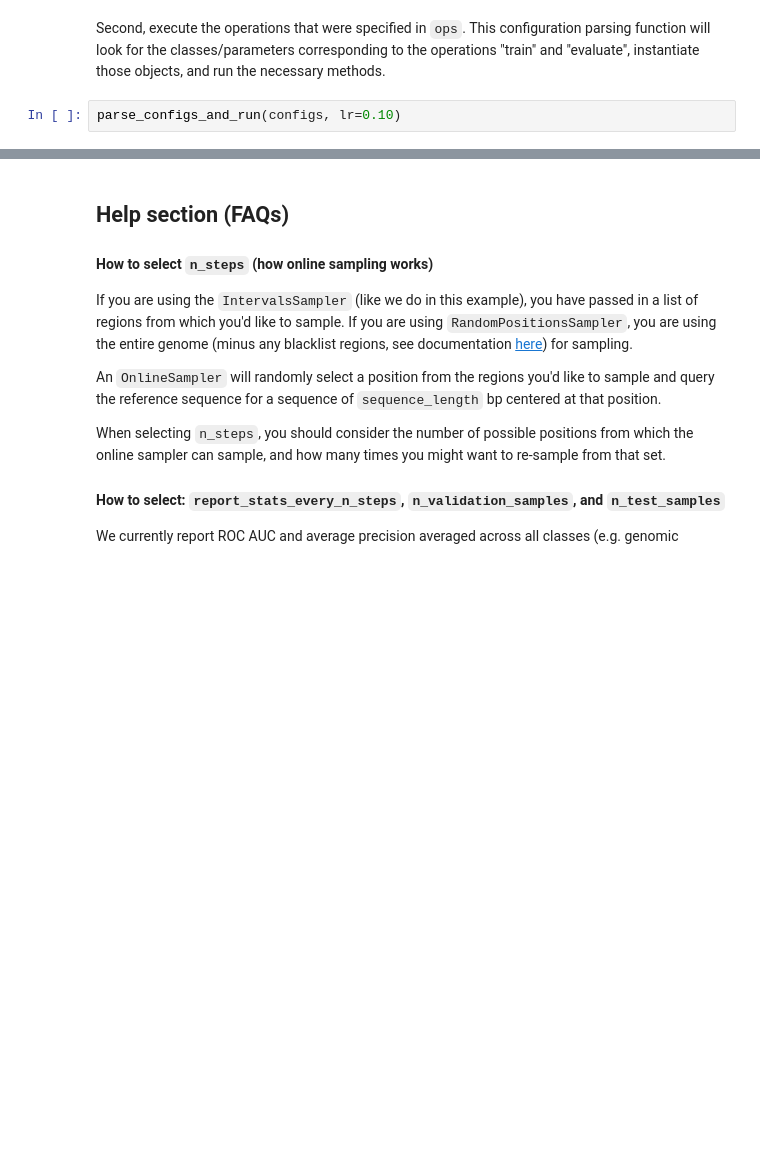
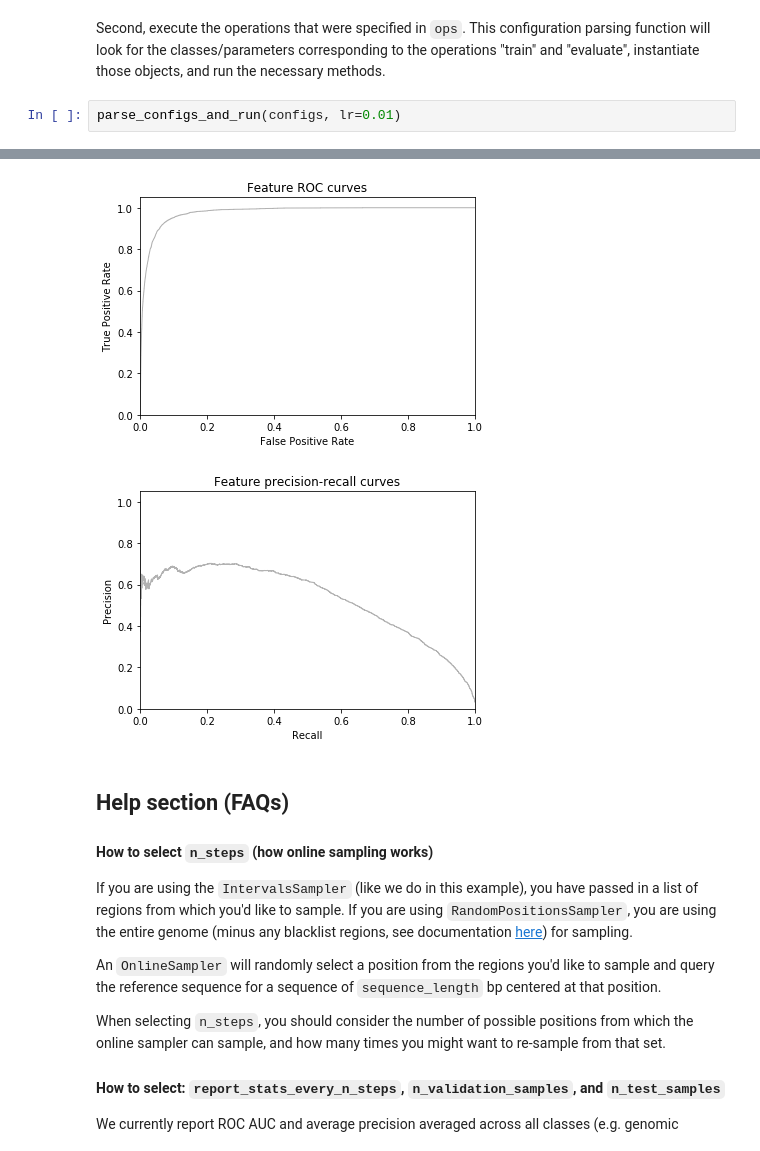
Before and after one commit to FunctionLab/selene, a Jupyter notebook: tutorials/getting_started_with_selene/getting_started_with_selene.ipynb, the cells around one changed output, grey strips where cells are left out. Cells and saved outputs as stored; diff of their text form; blank space fills up the shorter version.

```diff
--- a/tutorials/getting_started_with_selene/getting_started_with_selene.ipynb
+++ b/tutorials/getting_started_with_selene/getting_started_with_selene.ipynb
@@ -346,6 +347,6 @@ configs = load_path("./simple_train.yml", instantiate=False)
 # %% [markdown]
 Second, execute the operations that were specified in `ops`. This configuration parsing function will look for the classes/parameters corresponding to the operations "train" and "evaluate", instantiate those objects, and run the necessary methods.
 # %%
-parse_configs_and_run(configs, lr=0.10)
+parse_configs_and_run(configs, lr=0.01)
 # %% [output]
 Outputs and logs saved to ./training_outputs
@@ -352,3 +369,5 @@ Outputs and logs saved to ./training_outputs
+[figure, added]
+[figure, added]
 # %% [markdown]
 ## Help section (FAQs)
 
```
Also changed, not shown: parts of 4 cells of this notebook.
